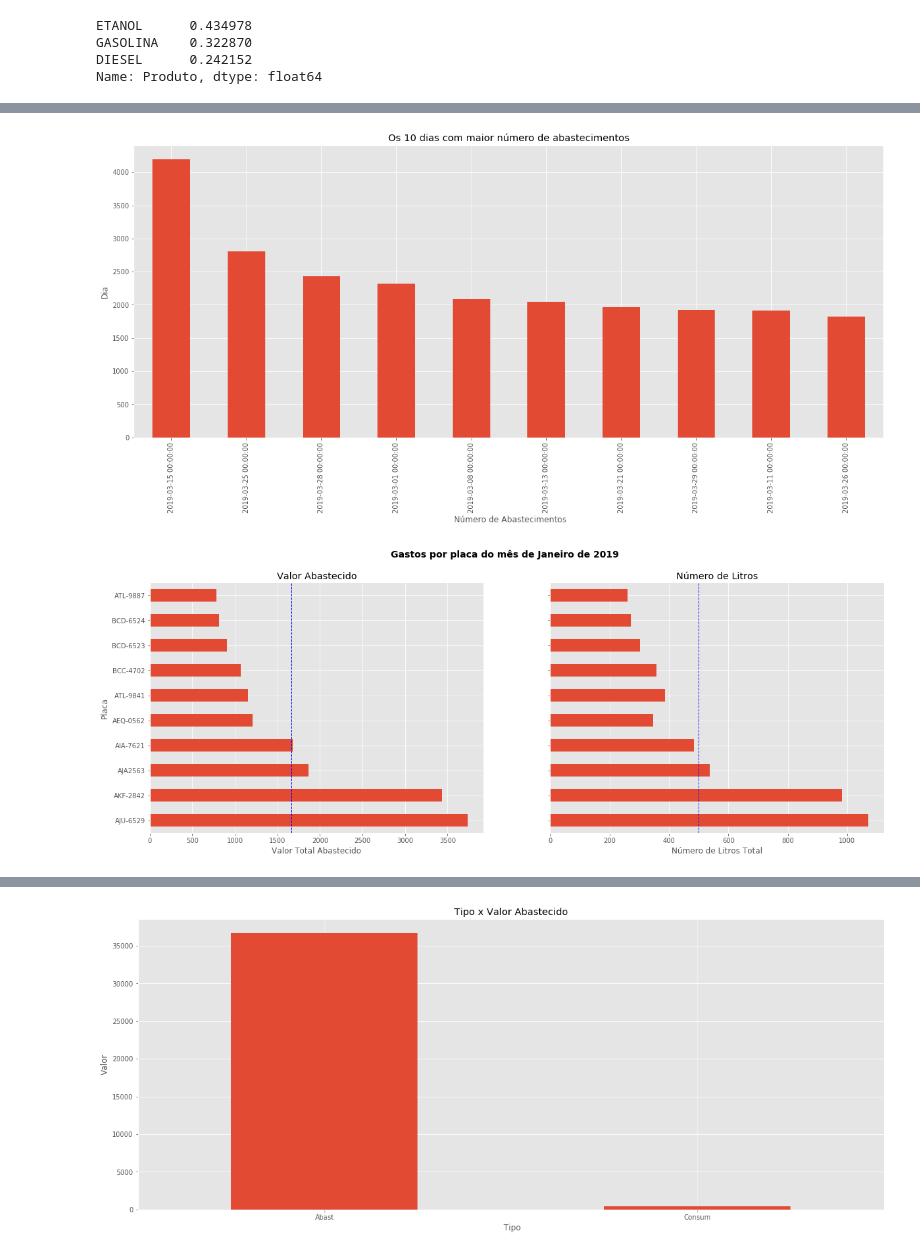
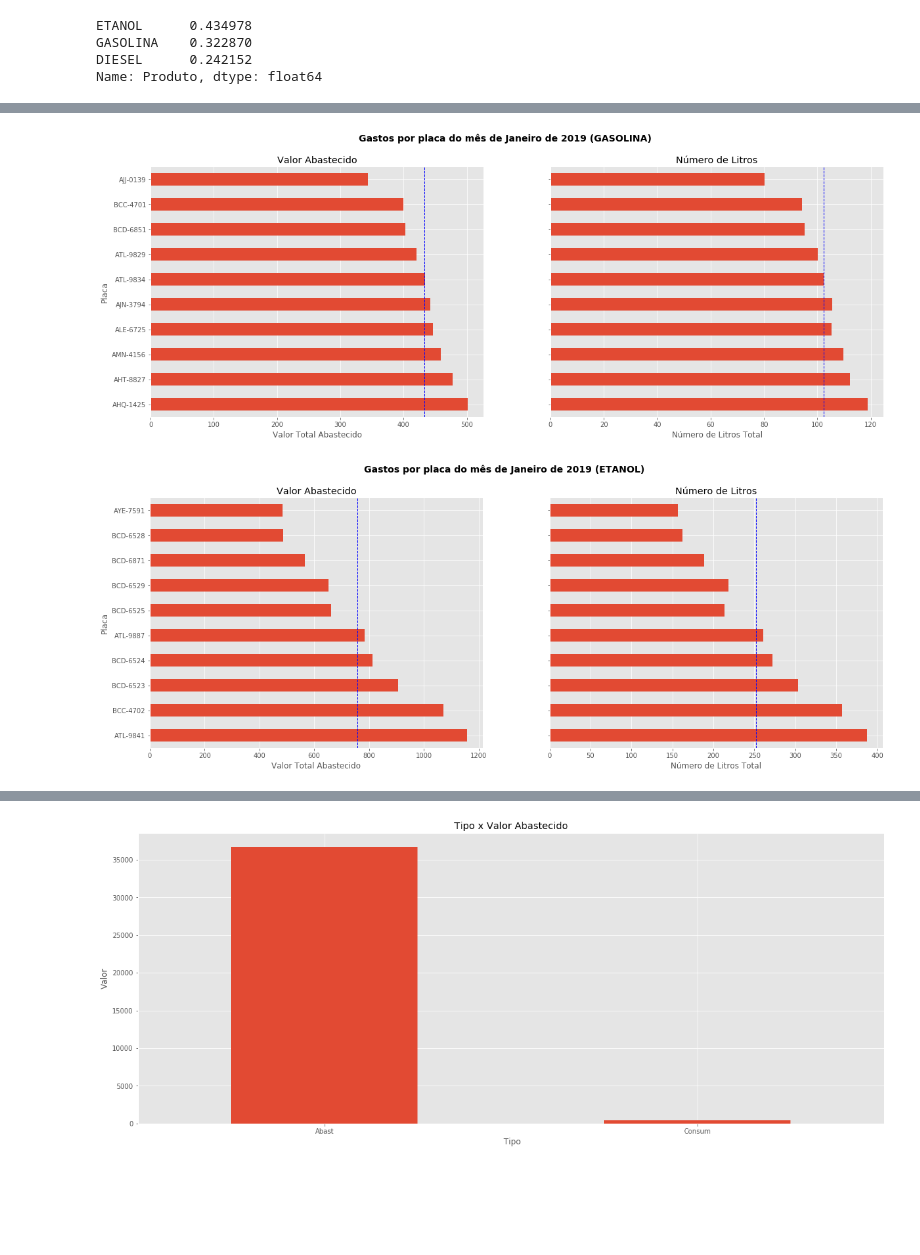
Before and after one commit to LucasMenossi/TCC, a Jupyter notebook: 201903.ipynb, the cells around one changed output, grey strips where cells are left out. Cells and saved outputs as stored; diff of their text form; code cells hidden in the pictures; blank space fills up the shorter version.

```diff
--- a/201903.ipynb
+++ b/201903.ipynb
@@ -222,28 +286,43 @@ ax.legend().set_visible(False)
 # %%
-#set ggplot style
-plt.style.use('ggplot')
+#get the figure and the axes
+top_10 = df[df["Produto"] == "GASOLINA"]
 
-#plot data
-top_10 = (df.groupby('Data')['Valor Abast.', 'Nr Litros'].agg({'Valor Abast.': 'sum', 'Nr Litros': 'sum'})
+#plot data GASOLINA
+top_10 = (top_10.groupby('Placa')['Valor Abast.', 'Nr Litros'].agg({'Valor Abast.': 'sum', 'Nr Litros': 'sum'})
           .sort_values(by='Valor Abast.', ascending=False))[:10].reset_index()
-top_10.rename(columns={'Data': 'Data', 'Valor Abast.': 'Valor Abastecido', 'Nr Litros': 'Número de Litros'}, inplace=True)
+top_10.rename(columns={'Placa': 'Placa', 'Valor Abast.': 'Valor Abastecido', 'Nr Litros': 'Número de Litros'}, inplace=True)
 
-#create the figure and the axes
-fig, ax = plt.subplots()
+fig, (ax0, ax1) = plt.subplots(nrows=1,ncols=2, sharey=True, figsize=(20, 7))
+top_10.plot(kind='barh', y="Valor Abastecido", x="Placa", ax=ax0)
+ax0.set(title='Valor Abastecido', xlabel='Valor Total Abastecido', ylabel='Placa')
 
-#plot the data and get the average
-top_10.plot(kind='bar', y = "Valor Abastecido", x ="Data", ax=ax)
+#plot the average as a vertical line
 avg = top_10['Valor Abastecido'].mean()
+ax0.axvline(x=avg, color='b', label='Média', linestyle='--', linewidth=1)
 
-#set limits and labels
-ax.set(title='Os 10 dias com maior número de abastecimentos', xlabel=' Número de Abastecimentos', ylabel='Dia')
+#repeat for the Nr Litros plot
+top_10.plot(kind='barh', y="Número de Litros", x="Placa", ax=ax1)
+avg = top_10['Número de Litros'].mean()
+ax1.set(title='Número de Litros', xlabel='Número de Litros Total', ylabel='')
+ax1.axvline(x=avg, color='b', label='Média', linestyle='--', linewidth=1)
+
+#title the figure
+fig.suptitle('Gastos por placa do mês de Janeiro de 2019 (GASOLINA)', fontsize=14, fontweight='bold')
 
 #hide the legend
-ax.legend().set_visible(False)
+ax1.legend().set_visible(False)
+ax0.legend().set_visible(False)
 # %% [output]
-[figure, old version]
+[figure, new version]
 # %%
 #get the figure and the axes
+top_10 = df[df["Produto"] == "ETANOL"]
+
+#plot data GASOLINA
+top_10 = (top_10.groupby('Placa')['Valor Abast.', 'Nr Litros'].agg({'Valor Abast.': 'sum', 'Nr Litros': 'sum'})
+          .sort_values(by='Valor Abast.', ascending=False))[:10].reset_index()
+top_10.rename(columns={'Placa': 'Placa', 'Valor Abast.': 'Valor Abastecido', 'Nr Litros': 'Número de Litros'}, inplace=True)
+
 fig, (ax0, ax1) = plt.subplots(nrows=1,ncols=2, sharey=True, figsize=(20, 7))
 top_10.plot(kind='barh', y="Valor Abastecido", x="Placa", ax=ax0)
 ax0.set(title='Valor Abastecido', xlabel='Valor Total Abastecido', ylabel='Placa')
@@ -259,10 +338,10 @@ ax1.set(title='Número de Litros', xlabel='Número de Litros Total', ylabel='')
 ax1.axvline(x=avg, color='b', label='Média', linestyle='--', linewidth=1)
 
 #title the figure
-fig.suptitle('Gastos por placa do mês de Janeiro de 2019', fontsize=14, fontweight='bold')
+fig.suptitle('Gastos por placa do mês de Janeiro de 2019 (ETANOL)', fontsize=14, fontweight='bold')
 
 #hide the legend
 ax1.legend().set_visible(False)
 ax0.legend().set_visible(False)
 # %% [output]
-[figure, old version]
+[figure, new version]
```
Also changed, not shown: parts of 17 cells of this notebook.
